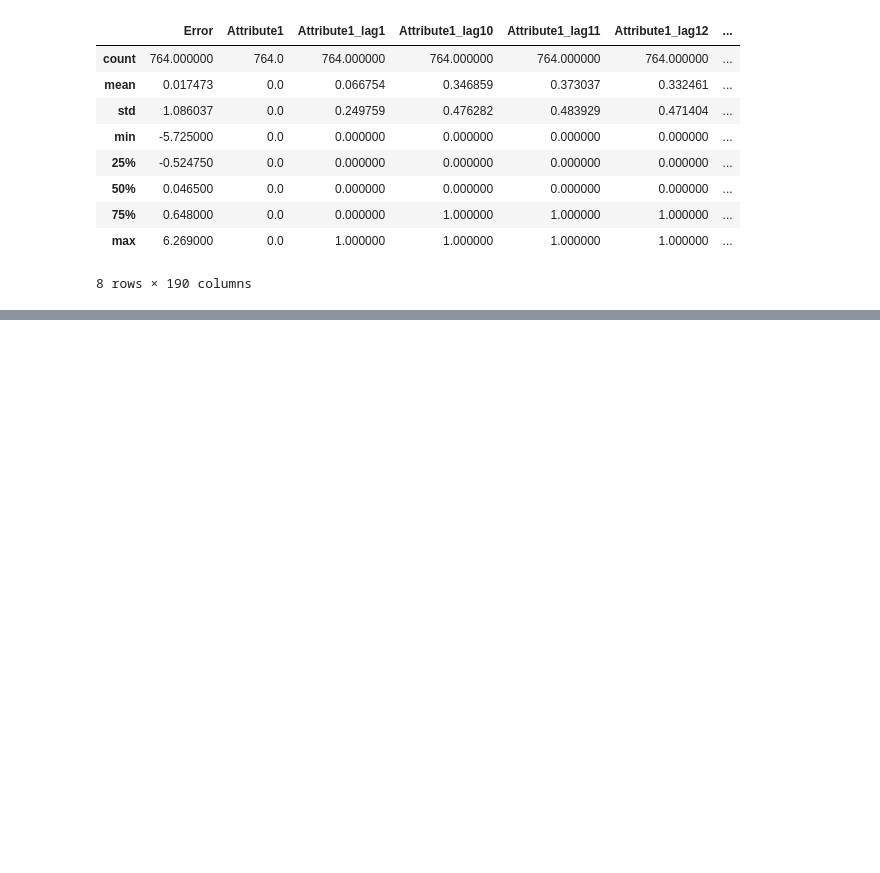
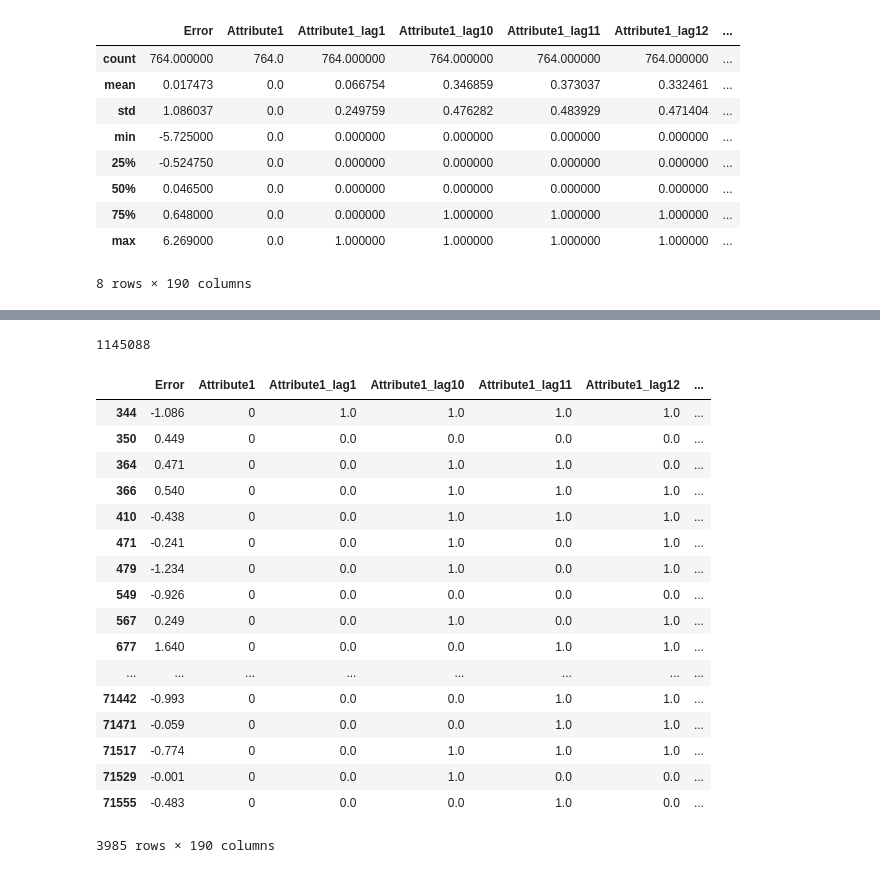
Before and after one commit to austinbock/project1, a Jupyter notebook: Capstone1 Data Investigation.ipynb, the cells around one changed output, grey strips where cells are left out. Drawn from its saved outputs; the diff is of its cells as text; code cells hidden in the pictures; blank space fills up the shorter version.

```diff
--- a/Capstone1 Data Investigation.ipynb
+++ b/Capstone1 Data Investigation.ipynb
@@ -358,0 +344,29 @@ coh_matrix
+# %%
+data.size
+# %% [output]
+1145088
+# %%
+s = data
+datalag_df = FeatureLagging(s,lag=20,dropna=False)
+datalag_df.insert(0, 'Error', s.Error)
+datalag_df = datalag_df.dropna()#.Error.describe()
+datalag_df
+# %% [output]
+|  | Error | Attribute1 | Attribute1_lag1 | Attribute1_lag10 | Attribute1_lag11 | Attribute1_lag12 | ... |
+| 344 | -1.086 | 0 | 1.0 | 1.0 | 1.0 | 1.0 | ... |
+| 350 | 0.449 | 0 | 0.0 | 0.0 | 0.0 | 0.0 | ... |
+| 364 | 0.471 | 0 | 0.0 | 1.0 | 1.0 | 0.0 | ... |
+| 366 | 0.540 | 0 | 0.0 | 1.0 | 1.0 | 1.0 | ... |
+| 410 | -0.438 | 0 | 0.0 | 1.0 | 1.0 | 1.0 | ... |
+| 471 | -0.241 | 0 | 0.0 | 1.0 | 0.0 | 1.0 | ... |
+| 479 | -1.234 | 0 | 0.0 | 1.0 | 0.0 | 1.0 | ... |
+| 549 | -0.926 | 0 | 0.0 | 0.0 | 0.0 | 0.0 | ... |
+| 567 | 0.249 | 0 | 0.0 | 1.0 | 0.0 | 1.0 | ... |
+| 677 | 1.640 | 0 | 0.0 | 0.0 | 1.0 | 1.0 | ... |
+| ... | ... | ... | ... | ... | ... | ... | ... |
+| 71442 | -0.993 | 0 | 0.0 | 0.0 | 1.0 | 1.0 | ... |
+| 71471 | -0.059 | 0 | 0.0 | 0.0 | 1.0 | 1.0 | ... |
+| 71517 | -0.774 | 0 | 0.0 | 1.0 | 1.0 | 1.0 | ... |
+| 71529 | -0.001 | 0 | 0.0 | 1.0 | 0.0 | 0.0 | ... |
+| 71555 | -0.483 | 0 | 0.0 | 0.0 | 1.0 | 0.0 | ... |
+3985 rows × 190 columns
```
Also changed, not shown: parts of 31 cells of this notebook.
